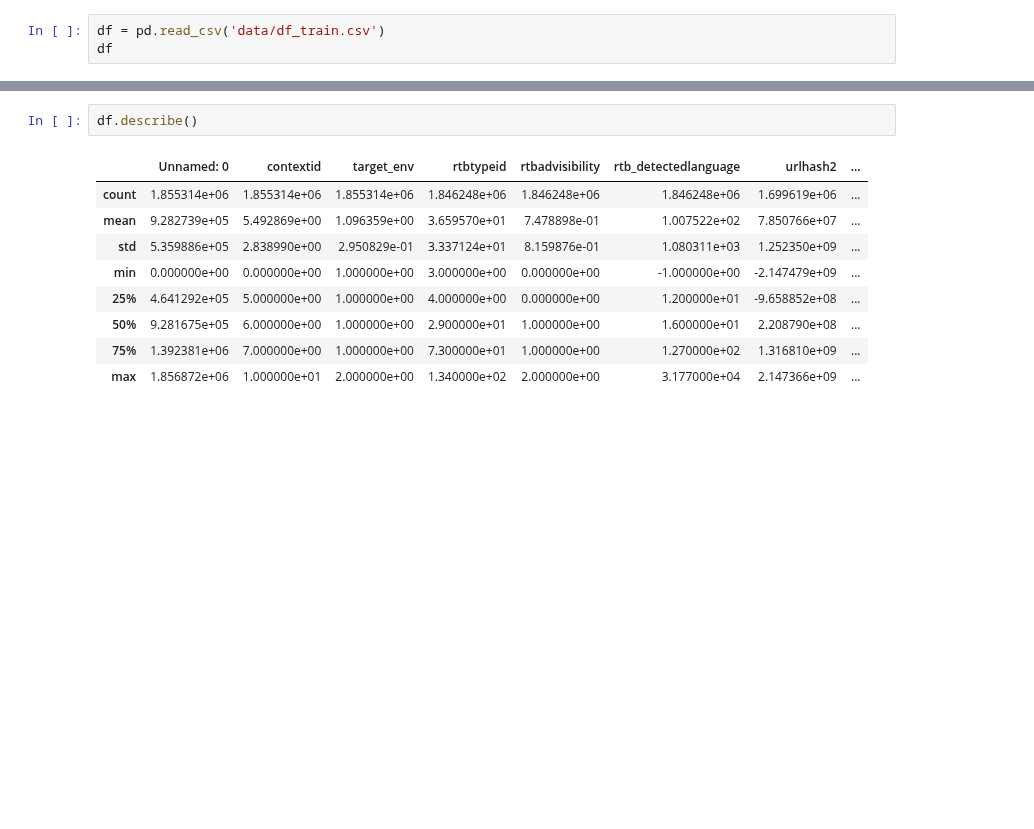
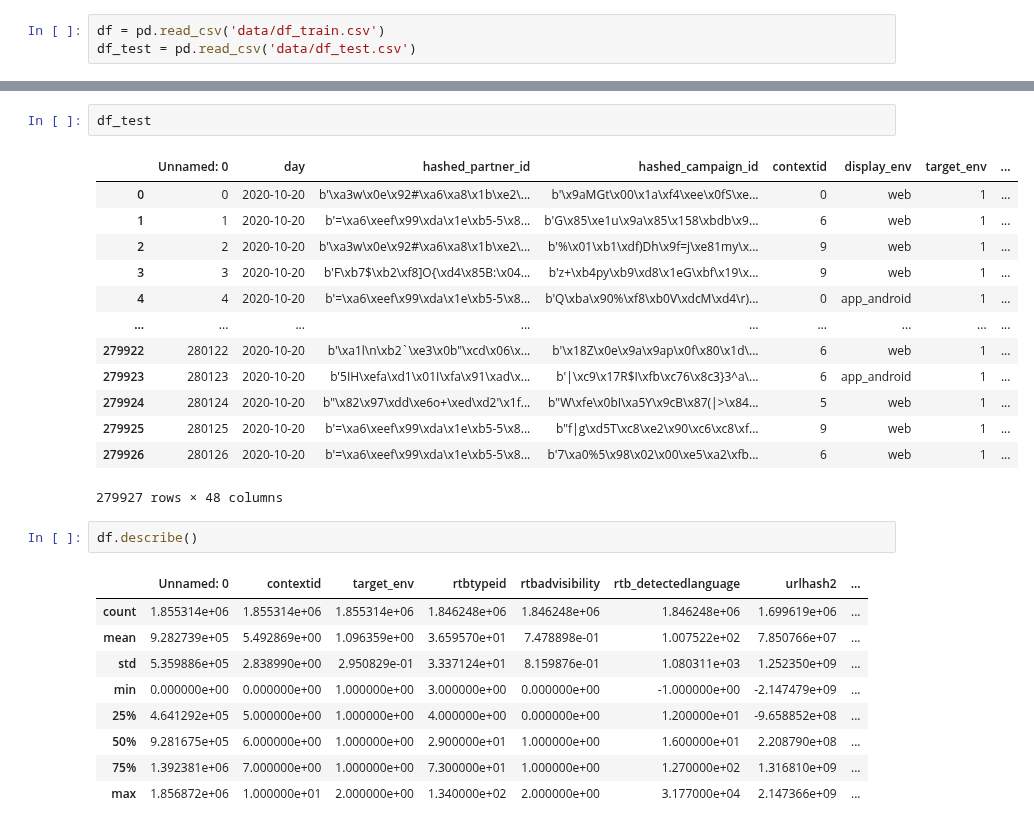
Before and after one commit to baptiste-pasquier/statapp, a Jupyter notebook: discovering.ipynb, the cells around one changed output, grey strips where cells are left out. Drawn from its saved outputs; the diff is of its cells as text; blank space fills up the shorter version.

```diff
--- a/discovering.ipynb
+++ b/discovering.ipynb
@@ -17,3 +6,3 @@ import matplotlib.pyplot as plt
 # %%
 df = pd.read_csv('data/df_train.csv')
-df
+df_test = pd.read_csv('data/df_test.csv')
@@ -34,3 +39,19 @@ df
+# %%
+df_test
+# %% [output]
+|  | Unnamed: 0 | day | hashed_partner_id | hashed_campaign_id | contextid | display_env | target_env | ... |
+| 0 | 0 | 2020-10-20 | b'\xa3w\x0e\x92#\xa6\xa8\x1b\xe2\... | b'\x9aMGt\x00\x1a\xf4\xee\x0fS\xe... | 0 | web | 1 | ... |
+| 1 | 1 | 2020-10-20 | b'=\xa6\xeef\x99\xda\x1e\xb5-5\x8... | b'G\x85\xe1u\x9a\x85\x158\xbdb\x9... | 6 | web | 1 | ... |
+| 2 | 2 | 2020-10-20 | b'\xa3w\x0e\x92#\xa6\xa8\x1b\xe2\... | b'%\x01\xb1\xdf)Dh\x9f=j\xe81my\x... | 9 | web | 1 | ... |
+| 3 | 3 | 2020-10-20 | b'F\xb7$\xb2\xf8]O{\xd4\x85B:\x04... | b'z+\xb4py\xb9\xd8\x1eG\xbf\x19\x... | 9 | web | 1 | ... |
+| 4 | 4 | 2020-10-20 | b'=\xa6\xeef\x99\xda\x1e\xb5-5\x8... | b'Q\xba\x90%\xf8\xb0V\xdcM\xd4\r)... | 0 | app_android | 1 | ... |
+| ... | ... | ... | ... | ... | ... | ... | ... | ... |
+| 279922 | 280122 | 2020-10-20 | b'\xa1l\n\xb2`\xe3\x0b"\xcd\x06\x... | b'\x18Z\x0e\x9a\x9ap\x0f\x80\x1d\... | 6 | web | 1 | ... |
+| 279923 | 280123 | 2020-10-20 | b'5IH\xefa\xd1\x01I\xfa\x91\xad\x... | b'|\xc9\x17R$I\xfb\xc76\x8c3}3^a\... | 6 | app_android | 1 | ... |
+| 279924 | 280124 | 2020-10-20 | b"\x82\x97\xdd\xe6o+\xed\xd2'\x1f... | b"W\xfe\x0bI\xa5Y\x9cB\x87(|>\x84... | 5 | web | 1 | ... |
+| 279925 | 280125 | 2020-10-20 | b'=\xa6\xeef\x99\xda\x1e\xb5-5\x8... | b"f|g\xd5T\xc8\xe2\x90\xc6\xc8\xf... | 9 | web | 1 | ... |
+| 279926 | 280126 | 2020-10-20 | b'=\xa6\xeef\x99\xda\x1e\xb5-5\x8... | b'7\xa0%5\x98\x02\x00\xe5\xa2\xfb... | 6 | web | 1 | ... |
+279927 rows × 48 columns
 # %%
 df.describe()
 # %% [output]
```
Also changed, not shown: parts of 5 cells of this notebook.
